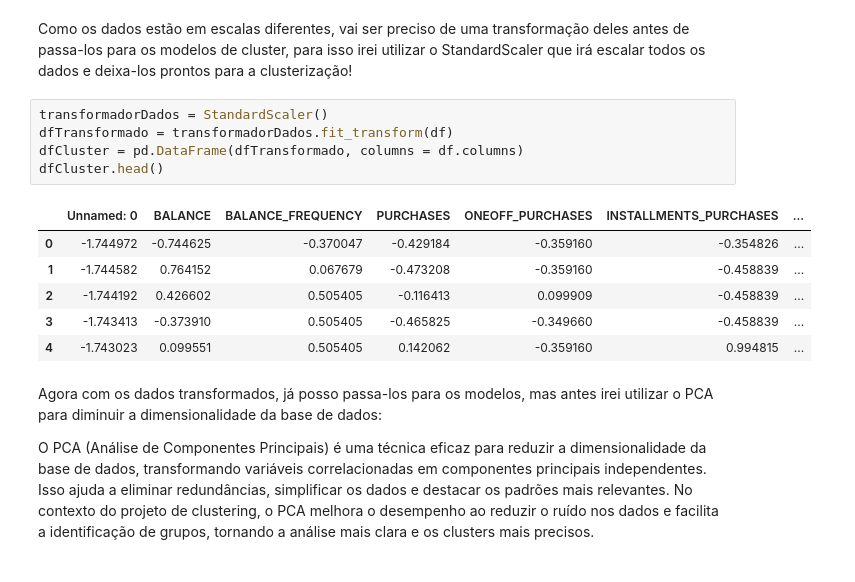
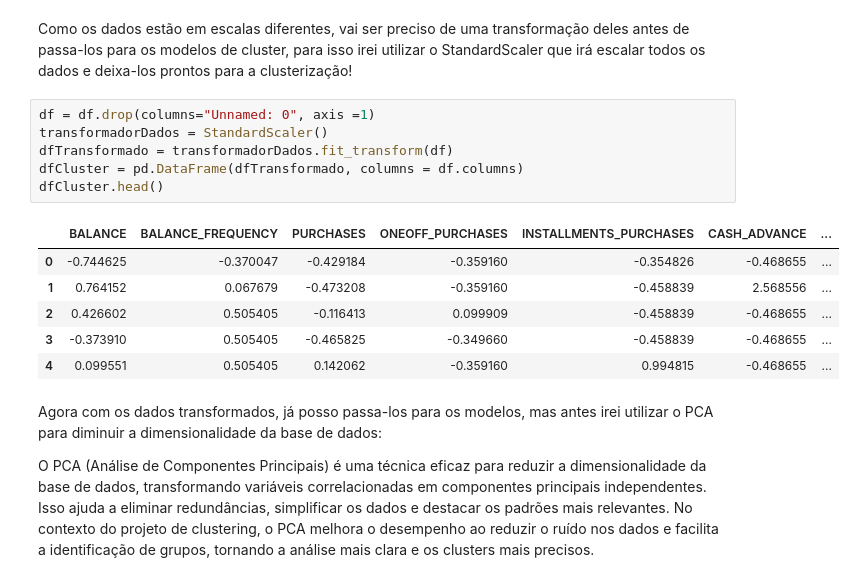
Before and after one commit to Riansito/Cluster-de-Clientes, a Jupyter notebook: Notebooks/modeloCluster.ipynb, the cells around one changed output. Saved outputs shown, nothing was run; the diff lists cells and outputs as text.

```diff
--- a/Notebooks/modeloCluster.ipynb
+++ b/Notebooks/modeloCluster.ipynb
@@ -35,17 +37,18 @@ df.head()
 # %% [markdown]
 Como os dados estão em escalas diferentes, vai ser preciso de uma transformação deles antes de passa-los para os modelos de cluster, para isso irei utilizar o StandardScaler que irá escalar todos os dados e deixa-los prontos para a clusterização!
 # %%
+df = df.drop(columns="Unnamed: 0", axis =1)
 transformadorDados = StandardScaler()
 dfTransformado = transformadorDados.fit_transform(df)
 dfCluster = pd.DataFrame(dfTransformado, columns = df.columns)
 dfCluster.head()
 # %% [output]
-|  | Unnamed: 0 | BALANCE | BALANCE_FREQUENCY | PURCHASES | ONEOFF_PURCHASES | INSTALLMENTS_PURCHASES | ... |
-| 0 | -1.744972 | -0.744625 | -0.370047 | -0.429184 | -0.359160 | -0.354826 | ... |
-| 1 | -1.744582 | 0.764152 | 0.067679 | -0.473208 | -0.359160 | -0.458839 | ... |
-| 2 | -1.744192 | 0.426602 | 0.505405 | -0.116413 | 0.099909 | -0.458839 | ... |
-| 3 | -1.743413 | -0.373910 | 0.505405 | -0.465825 | -0.349660 | -0.458839 | ... |
-| 4 | -1.743023 | 0.099551 | 0.505405 | 0.142062 | -0.359160 | 0.994815 | ... |
+|  | BALANCE | BALANCE_FREQUENCY | PURCHASES | ONEOFF_PURCHASES | INSTALLMENTS_PURCHASES | CASH_ADVANCE | ... |
+| 0 | -0.744625 | -0.370047 | -0.429184 | -0.359160 | -0.354826 | -0.468655 | ... |
+| 1 | 0.764152 | 0.067679 | -0.473208 | -0.359160 | -0.458839 | 2.568556 | ... |
+| 2 | 0.426602 | 0.505405 | -0.116413 | 0.099909 | -0.458839 | -0.468655 | ... |
+| 3 | -0.373910 | 0.505405 | -0.465825 | -0.349660 | -0.458839 | -0.468655 | ... |
+| 4 | 0.099551 | 0.505405 | 0.142062 | -0.359160 | 0.994815 | -0.468655 | ... |
 # %% [markdown]
 Agora com os dados transformados, já posso passa-los para os modelos, mas antes irei utilizar o PCA para diminuir a dimensionalidade da base de dados:
 
```
Also changed, not shown: parts of 23 cells of this notebook.
